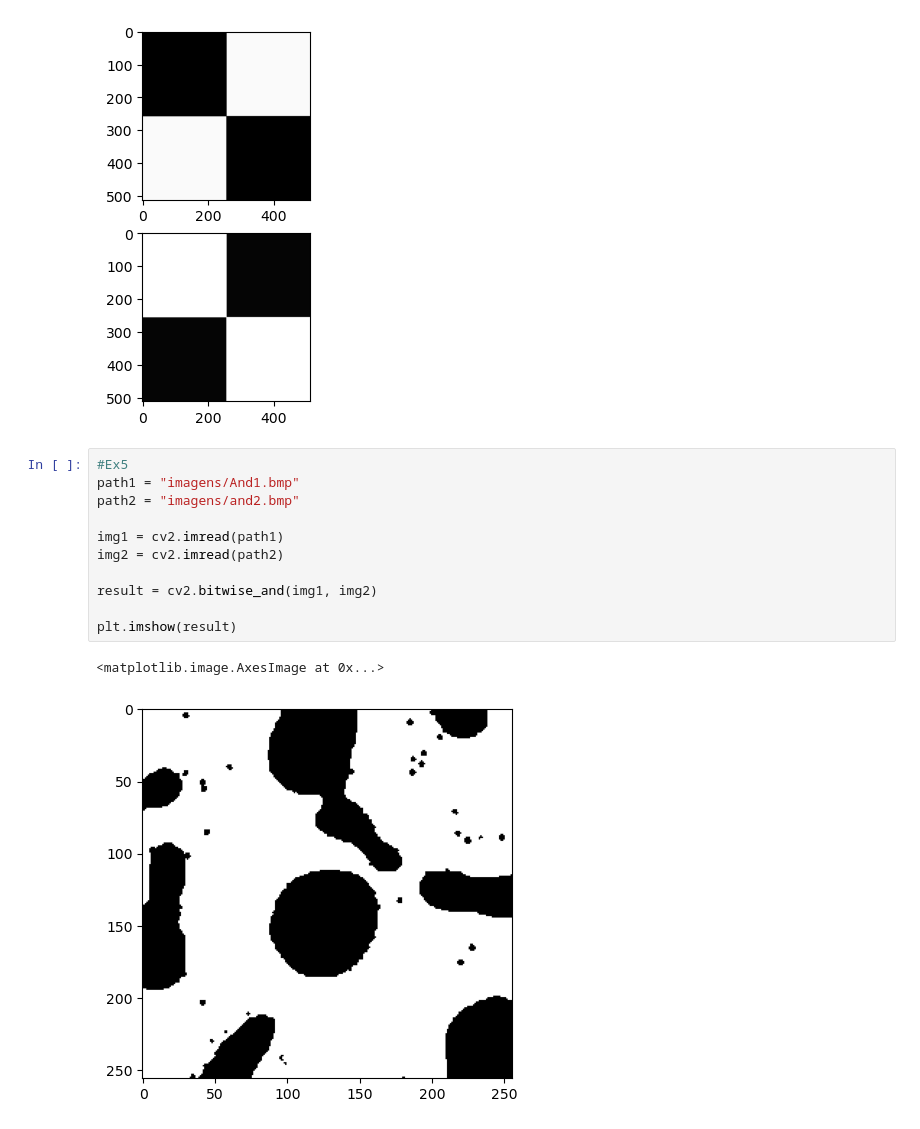
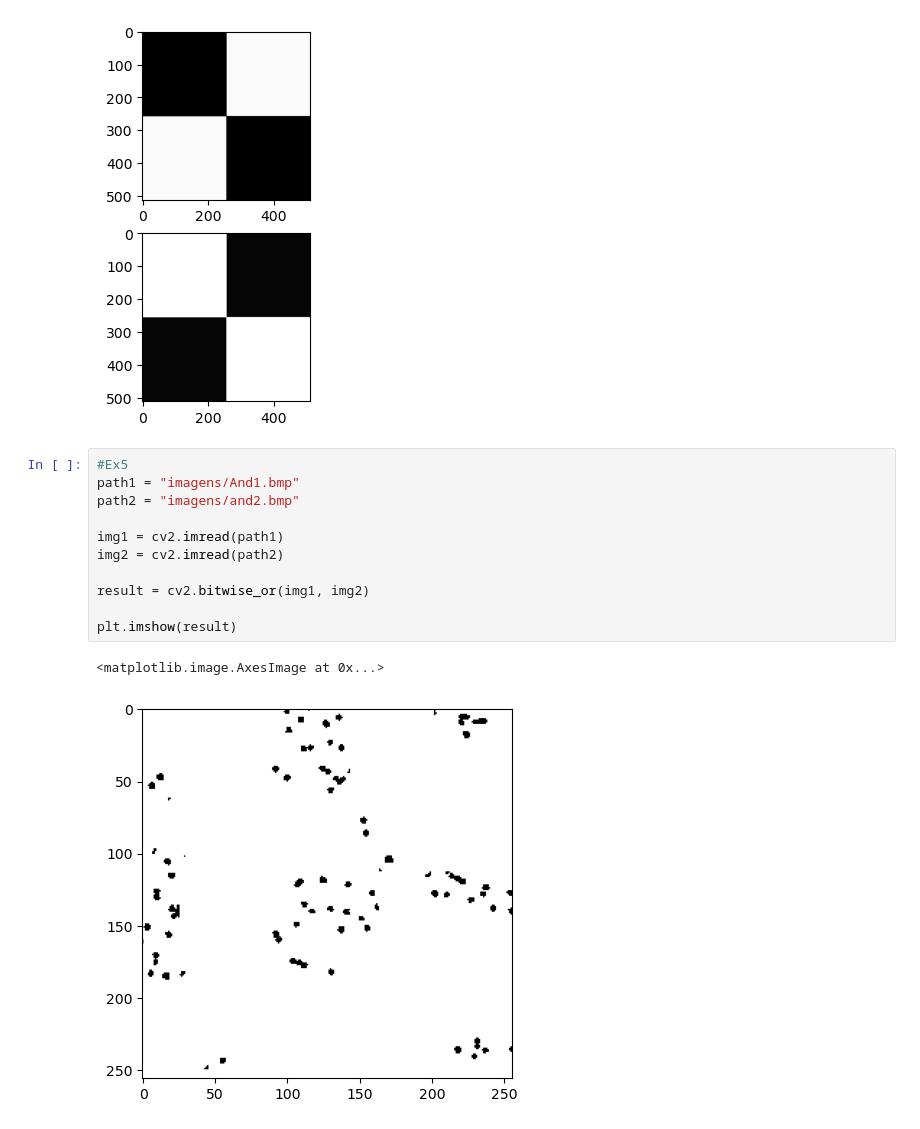
Before and after one commit to joaomatias100/Digital-Image-Processing, a Jupyter notebook: Class1/Exercise3.ipynb, the cells around one changed output. Cells and saved outputs as stored; diff of their text form.

```diff
--- a/Class1/Exercise3.ipynb
+++ b/Class1/Exercise3.ipynb
@@ -94,14 +94,14 @@ plt.imshow(img)
 # %%
 #Ex5
 path1 = "imagens/And1.bmp"
 path2 = "imagens/and2.bmp"
 
 img1 = cv2.imread(path1)
 img2 = cv2.imread(path2)
 
-result = cv2.bitwise_and(img1, img2)
+result = cv2.bitwise_or(img1, img2)
 
 plt.imshow(result)
 # %% [output]
 <matplotlib.image.AxesImage at 0x...>
-[figure, old version]
+[figure, new version]
```
